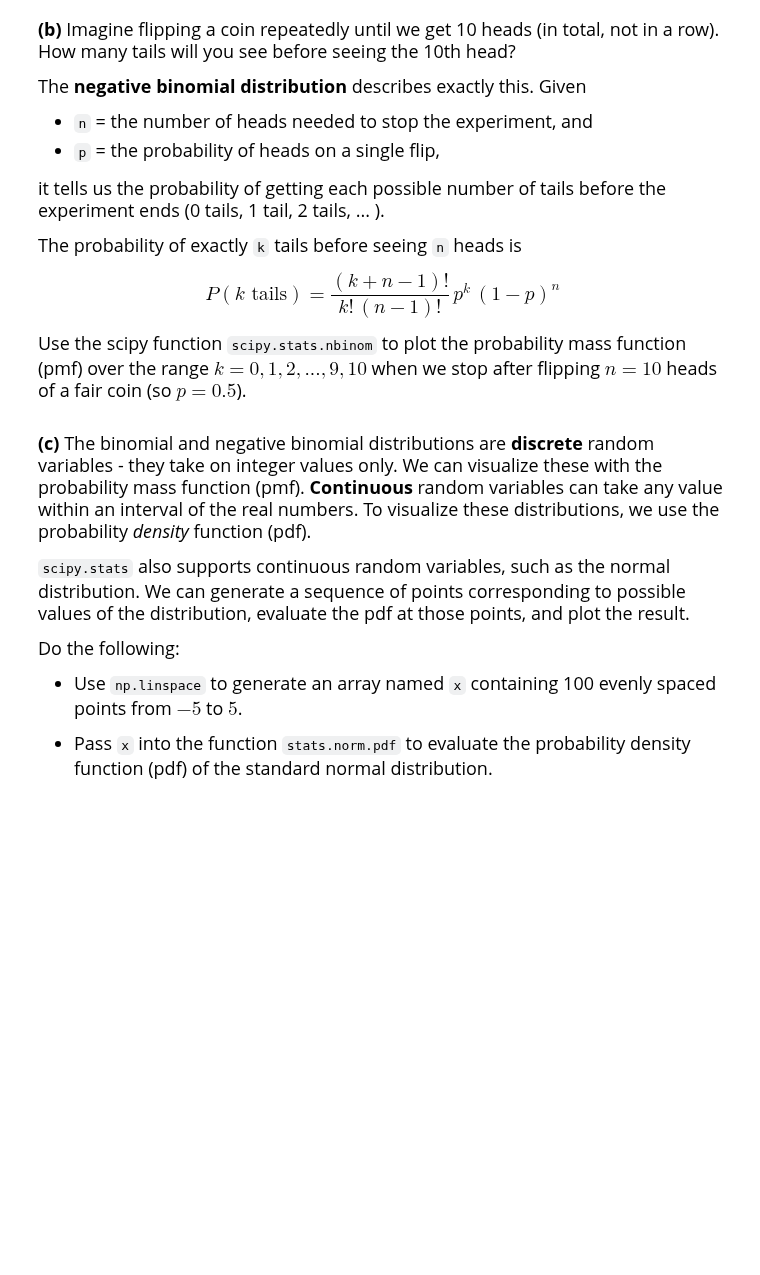
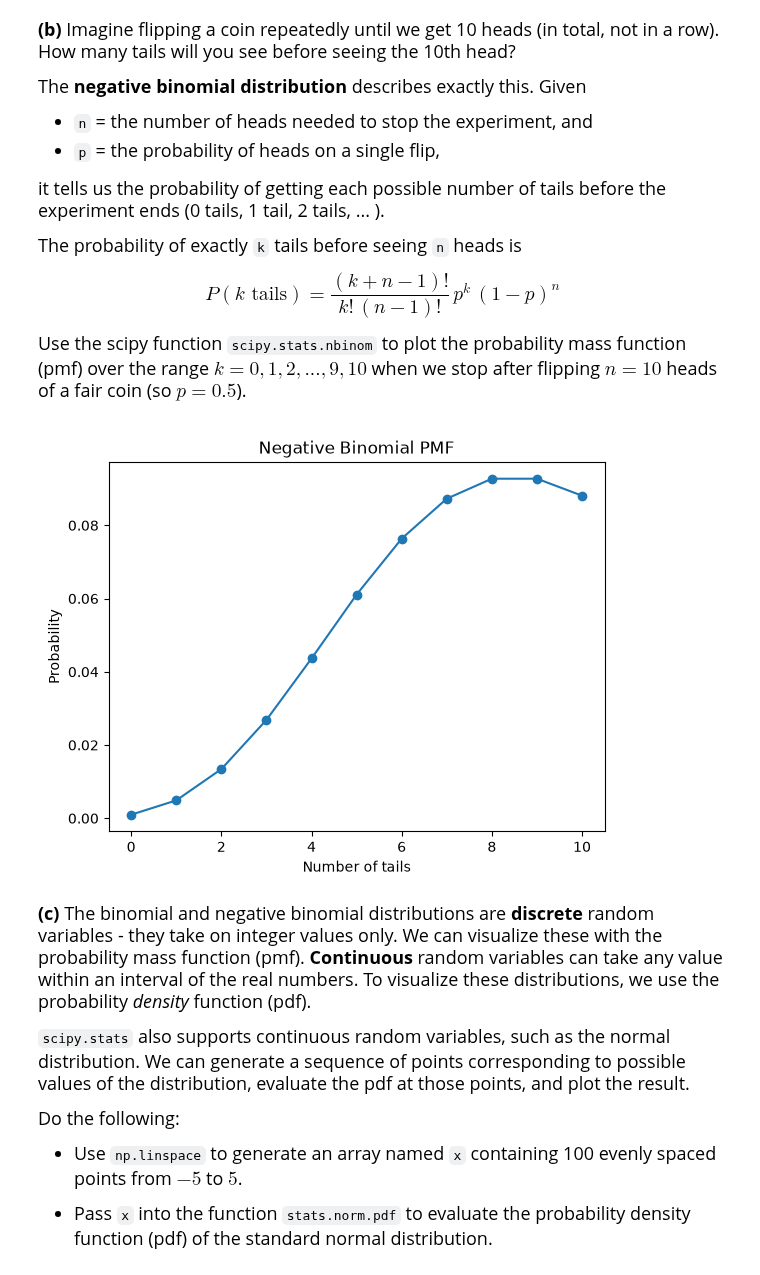
Before and after one commit to astrofs/datasci185fall2026, a Jupyter notebook: _assignments/assignment_3/Assignment3-v2.ipynb, the cells around one changed output. Cells and saved outputs as stored; diff of their text form; code cells hidden in the pictures; blank space fills up the shorter version.

```diff
--- a/_assignments/assignment_3/Assignment3-v2.ipynb
+++ b/_assignments/assignment_3/Assignment3-v2.ipynb
@@ -43,6 +50,20 @@ $$P(k \text{ tails}) = \frac{(k+n-1)!}{k!\,(n-1)!}\, p^{k}\,(1-p)^{n}$$
 Use the scipy function `scipy.stats.nbinom` to plot the probability mass function (pmf) over the range $k=0, 1, 2, ..., 9, 10$ when we stop after flipping $n=10$ heads of a fair coin (so $p = 0.5$).
 # %%
 # your code here
+
+import scipy.stats as stats
+import matplotlib.pyplot as plt
+k = range(11)
+n = 10
+p = 0.5
+probabilities = stats.nbinom.pmf(k, n, p)
+plt.plot(k, probabilities, 'o-')
+plt.xlabel("Number of tails")
+plt.ylabel("Probability")
+plt.title("Negative Binomial PMF")
+plt.show()
+# %% [output]
+[figure, added]
 # %% [markdown]
 <font size = "4">
 
```
Also changed, not shown: parts of 4 cells of this notebook.
